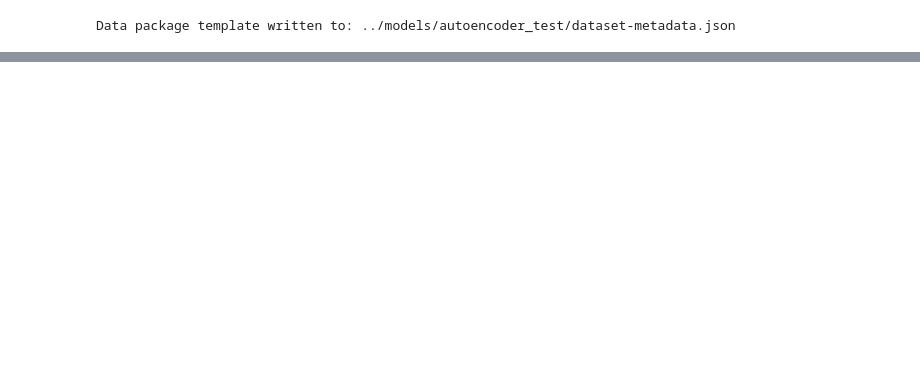
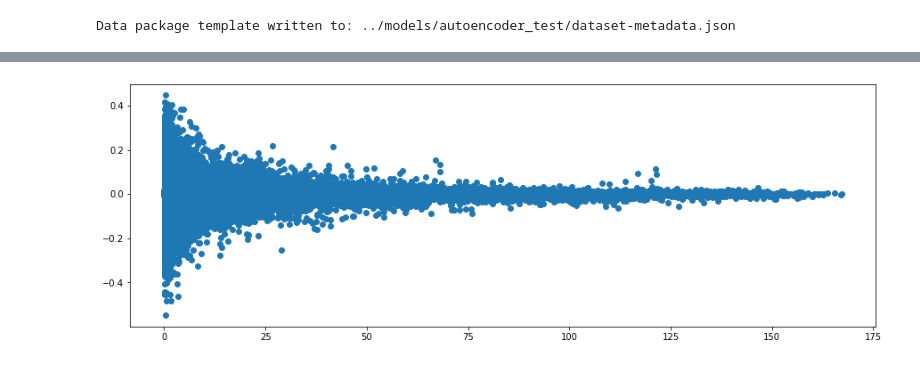
Before and after one commit to shinsei66/Jane_Street, a Jupyter notebook: src/notebook/baseline_model_mlp_v01.ipynb, the cells around one changed output, grey strips where cells are left out. Saved outputs shown, nothing was run; the diff lists cells and outputs as text; code cells hidden in the pictures; blank space fills up the shorter version.

```diff
--- a/src/notebook/baseline_model_mlp_v01.ipynb
+++ b/src/notebook/baseline_model_mlp_v01.ipynb
@@ -253,0 +314,15 @@ torch.save(model.state_dict(),save_path)
+# %%
+train['action'] = (train['resp'] > 0).astype('int')
+# %%
+train['action'] =  \
+(
+   (train['resp_3'] > 0 ) | \
+   (train['resp_4'] > 0 ) | \
+   (train['resp'] > 0 )   ).astype('int')
+# %%
+train['action'] =  \
+(  (train['resp_1'] > 0 ) & \
+   (train['resp_2'] > 0 ) & \
+   (train['resp_3'] > 0 ) & \
+   (train['resp_4'] > 0 ) & \
+   (train['resp'] > 0 )   ).astype('int')
@@ -310,0 +428,6 @@ Your private Dataset is being created. Please check progress at https://www.kagg
+# %%
+fig, ax = plt.subplots(figsize=(15, 5))
+plt.scatter(train.weight, train.resp)
+plt.show()
+# %% [output]
+[figure, added]
```
Also changed, not shown: parts of 42 cells of this notebook.
